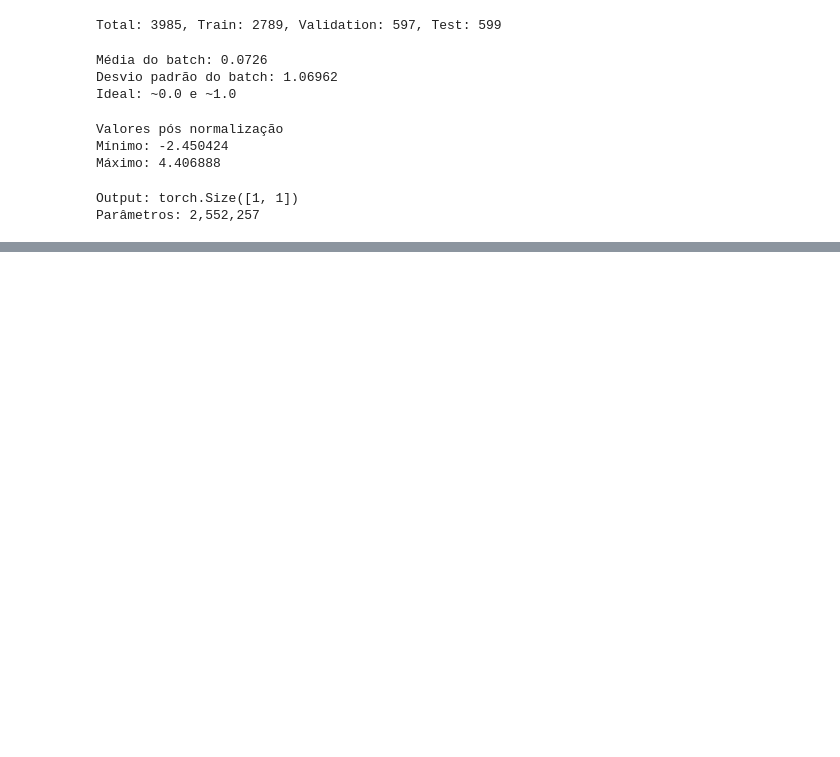
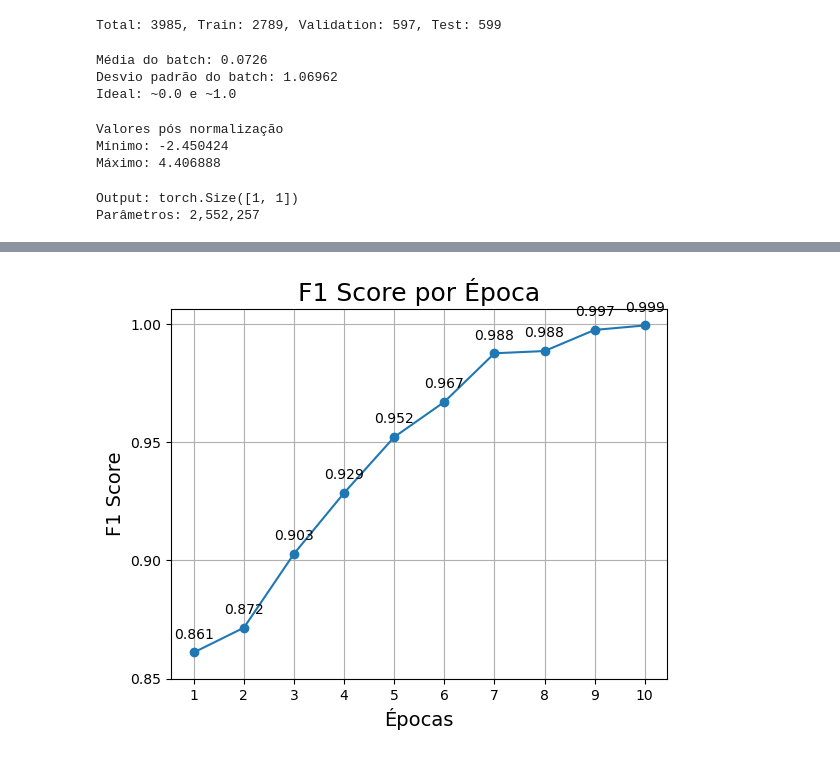
Before and after one commit to akira-gabriel/star-galaxy-classification, a Jupyter notebook: galaxy star classifier.ipynb, the cells around one changed output, grey strips where cells are left out. Drawn from its saved outputs; the diff is of its cells as text; code cells hidden in the pictures; blank space fills up the shorter version.

```diff
--- a/galaxy star classifier.ipynb
+++ b/galaxy star classifier.ipynb
@@ -305,0 +318,19 @@ plt.show()
+# %%
+x = range(1, len(epoch_f1) + 1)
+
+plt.plot(x, epoch_f1, marker = 'o')
+
+y = epoch_f1
+
+for i, val in enumerate(epoch_f1):
+    plt.annotate(f'{val:.3f}', (x[i], y[i]), textcoords="offset points", xytext=(0, 10), ha='center')
+
+plt.xlabel("Épocas", fontsize=14)
+plt.ylabel("F1 Score", fontsize=14)
+plt.grid(True)
+plt.title("F1 Score por Época", fontsize=18)
+plt.xticks(range(1, 11))
+plt.yticks([0.85, 0.90, 0.95, 1.0])
+plt.show()
+# %% [output]
+[figure, added]
```
Also changed, not shown: parts of 4 cells of this notebook.
